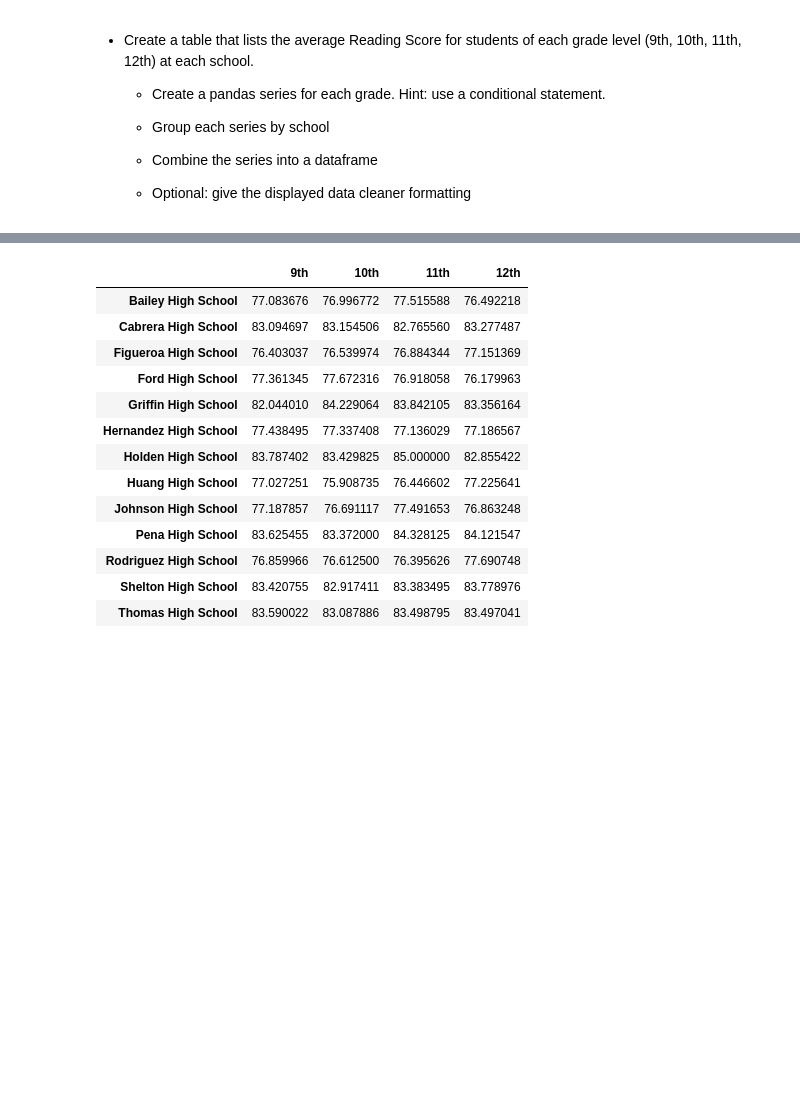
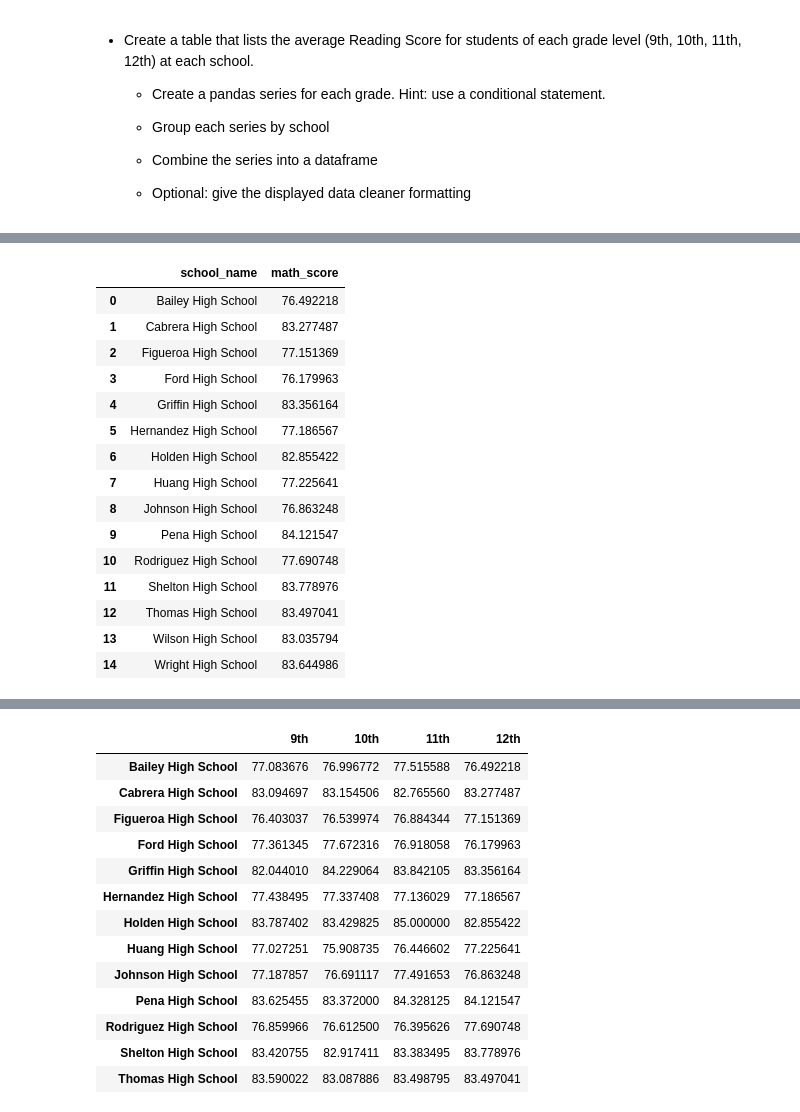
Before and after one commit to bleeclt/pandas-challenge, a Jupyter notebook: PyCitySchools_starter.ipynb, the cells around one changed output, grey strips where cells are left out. Cells and saved outputs as stored; diff of their text form; code cells hidden in the pictures; blank space fills up the shorter version.

```diff
--- a/PyCitySchools_starter.ipynb
+++ b/PyCitySchools_starter.ipynb
@@ -284,0 +294,37 @@ top_5_overall.tail()
+# %%
+# Obtain and calculate 9th grade math score averages by school_name
+ninth_grade = student_data.loc[student_data["grade"] == "9th"].groupby("school_name", as_index=False)
+ninth_math_avg = pd.DataFrame(ninth_grade["math_score"].mean())
+#ninth_math_avg
+
+# Obtain and calculate 10th grade math score averages by school_name
+tenth_grade = student_data.loc[student_data["grade"] == "10th"].groupby("school_name", as_index=False)
+tenth_math_avg = pd.DataFrame(tenth_grade["math_score"].mean())
+#tenth_math_avg
+
+# Obtain and calculate 11th grade math score averages by school_name
+eleventh_grade = student_data.loc[student_data["grade"] == "11th"].groupby("school_name", as_index=False)
+eleventh_math_avg = pd.DataFrame(eleventh_grade["math_score"].mean())
+#eleventh_math_avg
+
+# Obtain and calculate 12th grade math score averages by school_name
+twelveth_grade = student_data.loc[student_data["grade"] == "12th"].groupby("school_name", as_index=False)
+twelveth_math_avg = pd.DataFrame(twelveth_grade["math_score"].mean())
+#twelveth_math_avg
+# %% [output]
+|  | school_name | math_score |
+| 0 | Bailey High School | 76.492218 |
+| 1 | Cabrera High School | 83.277487 |
+| 2 | Figueroa High School | 77.151369 |
+| 3 | Ford High School | 76.179963 |
+| 4 | Griffin High School | 83.356164 |
+| 5 | Hernandez High School | 77.186567 |
+| 6 | Holden High School | 82.855422 |
+| 7 | Huang High School | 77.225641 |
+| 8 | Johnson High School | 76.863248 |
+| 9 | Pena High School | 84.121547 |
+| 10 | Rodriguez High School | 77.690748 |
+| 11 | Shelton High School | 83.778976 |
+| 12 | Thomas High School | 83.497041 |
+| 13 | Wilson High School | 83.035794 |
+| 14 | Wright High School | 83.644986 |
```
Also changed, not shown: parts of 5 cells of this notebook.
